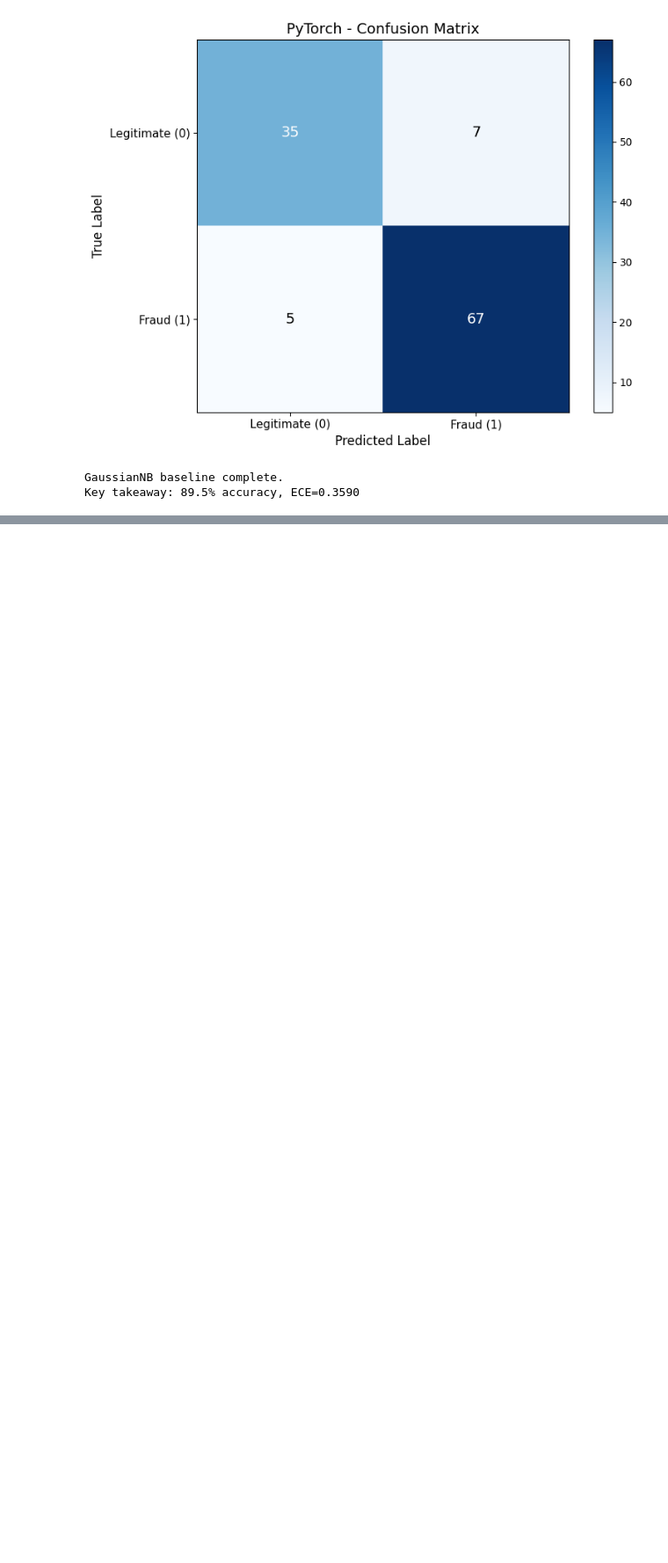
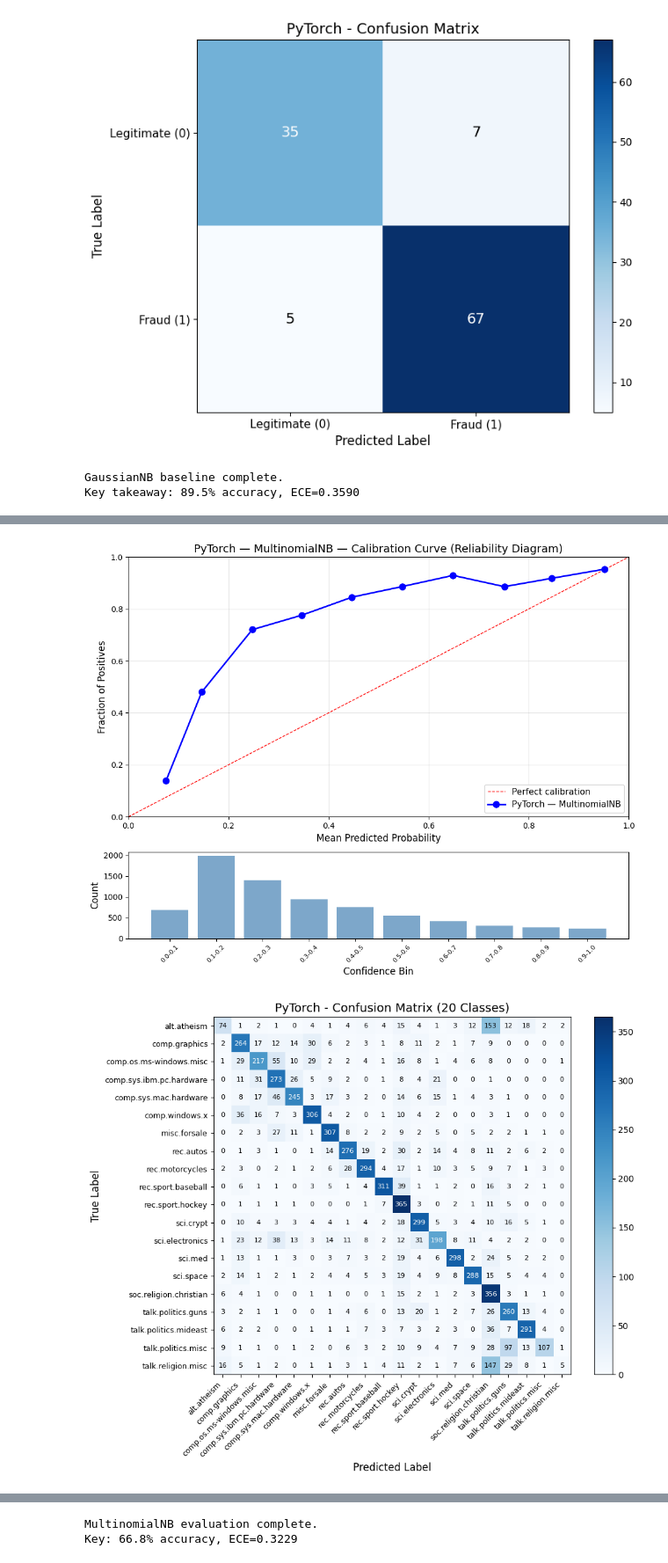
Before and after one commit to GoudyMT/ml-framework-comparison, a Jupyter notebook: PyTorch/05-naive-bayes/pipeline.ipynb, the cells around one changed output, grey strips where cells are left out. Shown at 88% size. Saved outputs shown, nothing was run; the diff lists cells and outputs as text; code cells hidden in the pictures; blank space fills up the shorter version.

Commit message:
new: Naive Bayes - MultinomialNB: training, prediction, evaluation, visuals

```diff
--- a/PyTorch/05-naive-bayes/pipeline.ipynb
+++ b/PyTorch/05-naive-bayes/pipeline.ipynb
@@ -212,0 +378,23 @@ Key takeaway: 89.5% accuracy, ECE=0.3590
+# %%
+# Step 5: MultinomialNB visualizations
+"""
+Same three plots as other frameworks: calibration curve, confusion matrix, per-class F1.
+Convert GPU tensors to numpy for plotting utilities.
+"""
+class_names = meta_t.get('class_names', [f'Class {i}' for i in range(20)])
+
+plot_calibration_curve(y_test_t, test_proba_t.cpu().numpy(),
+                       f'{FRAMEWORK} — MultinomialNB', n_bins=10,
+                       save_path='results/multinomial_calibration.png')
+
+plot_confusion_matrix_multiclass(y_test_t, test_pred_t.cpu().numpy(), class_names, FRAMEWORK,
+                                  save_path='results/multinomial_confusion_matrix.png')
+
+plot_per_class_f1(y_test_t, test_pred_t.cpu().numpy(), class_names, FRAMEWORK,
+                  save_path='results/multinomial_per_class_f1.png')
+
+print(f"MultinomialNB evaluation complete.")
+print(f"Key: {test_metrics_t['accuracy']:.1%} accuracy, ECE={test_metrics_t['ece']:.4f}")
+# %% [output]
+[figure, added]
+[figure, added]
@@ -212,0 +402,2 @@ Key takeaway: 89.5% accuracy, ECE=0.3590
+MultinomialNB evaluation complete.
+Key: 66.8% accuracy, ECE=0.3229
```
Also changed, not shown: parts of 5 cells of this notebook, 3 other files.
